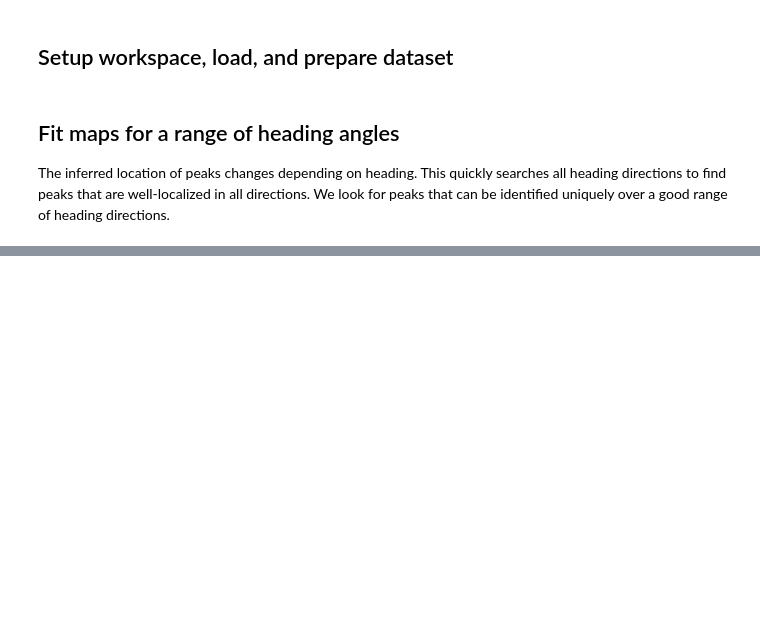
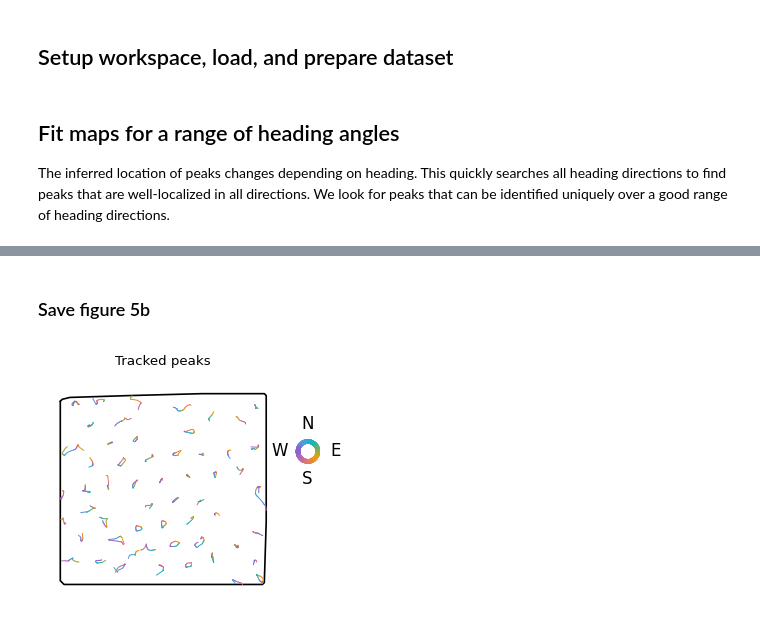
Before and after one commit to michaelerule/lgcpspatial, a Jupyter notebook: tutorials/example 5 heading dependence.ipynb, the cells around one changed output, grey strips where cells are left out. Drawn from its saved outputs; the diff is of its cells as text; code cells hidden in the pictures; blank space fills up the shorter version.

```diff
--- a/tutorials/example 5 heading dependence.ipynb
+++ b/tutorials/example 5 heading dependence.ipynb
@@ -132,0 +92,8 @@ for iphi,phi in enumerate(NSEW):
+# %% [markdown]
+### Save figure 5b
+# %%
+figure(0,(2.5,2.5),120)
+plot_tracked_peaks(peaks,edges,perim=data.arena.perimeter)
+savefig('fig5b.svg')
+# %% [output]
+[figure, added]
```
Also changed, not shown: parts of 16 cells of this notebook, 10 other files.
